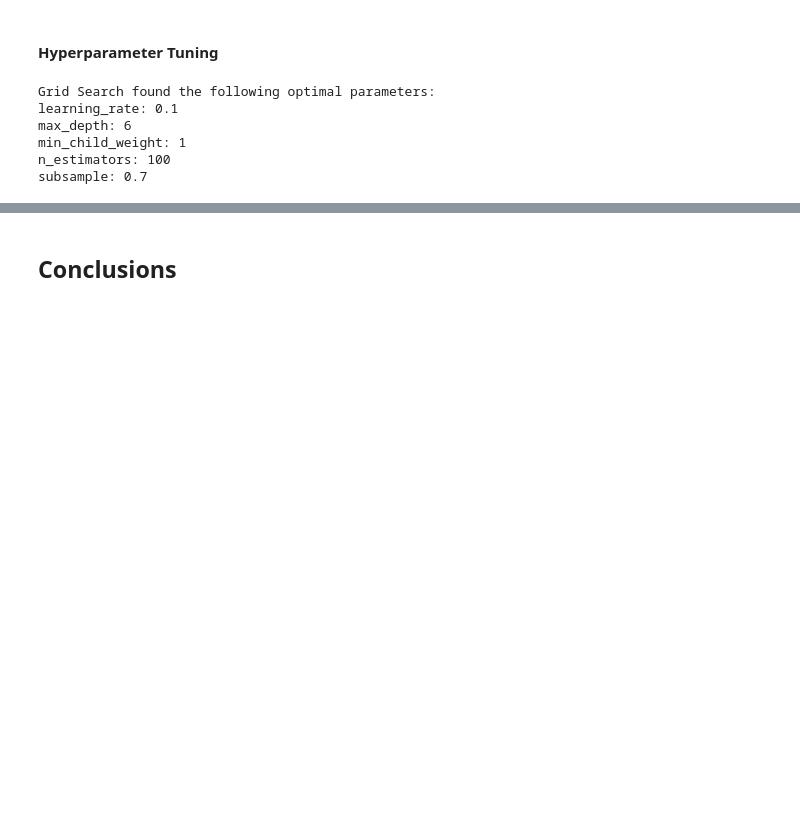
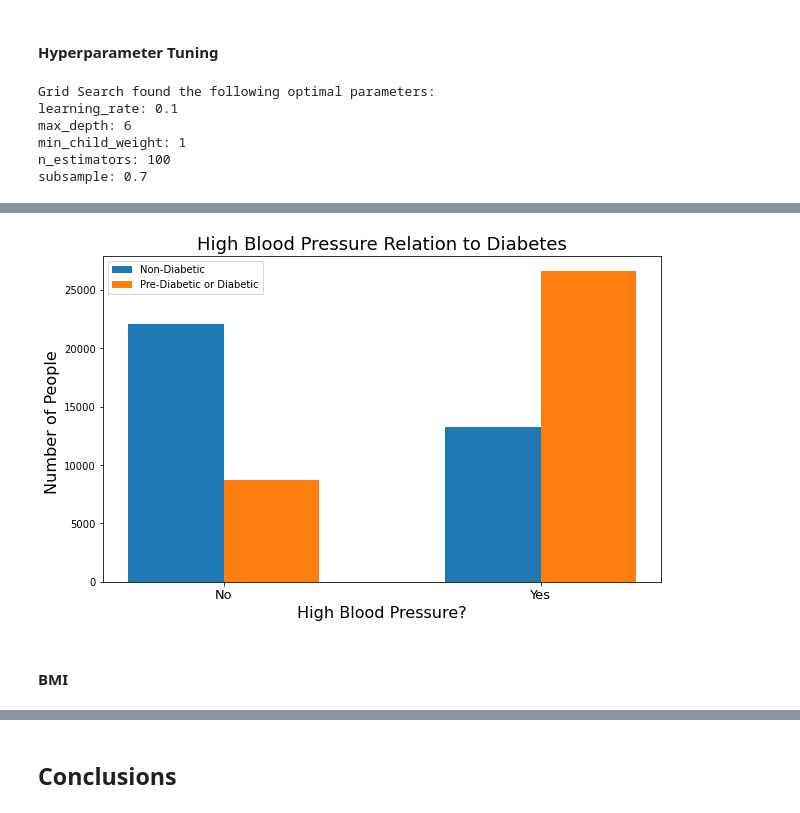
Before and after one commit to bentoler22/Flatiron_Phase_3_Project, a Jupyter notebook: Diabetes_Classification.ipynb, the cells around one changed output, grey strips where cells are left out. Saved outputs shown, nothing was run; the diff lists cells and outputs as text; code cells hidden in the pictures; blank space fills up the shorter version.

```diff
--- a/Diabetes_Classification.ipynb
+++ b/Diabetes_Classification.ipynb
@@ -398,0 +510,20 @@ plt.show();
+# %%
+#setup figure for high BP vs # of people
+fig, ax = plt.subplots(figsize=(10, 6))
+
+#set-axis
+x = np.array([0, 1])
+#plot non-diabetic data
+ax.bar(x=x-0.15, height=bp_grouped[0], width=0.3, label='Non-Diabetic');
+#plot per/diabetic data
+ax.bar(x=x+0.15, height=bp_grouped[1], width=0.3, label='Pre-Diabetic or Diabetic');
+ax.set_xticks([0, 1]);
+ax.set_xticklabels(['No', 'Yes'], fontsize=13)
+ax.set_title('High Blood Pressure Relation to Diabetes', fontsize=18);
+ax.set_xlabel('High Blood Pressure?', fontsize=16);
+ax.set_ylabel('Number of People ', fontsize=16);
+ax.legend();
+# %% [output]
+[figure, added]
+# %% [markdown]
+#### BMI
```
Also changed, not shown: parts of 49 cells of this notebook.
